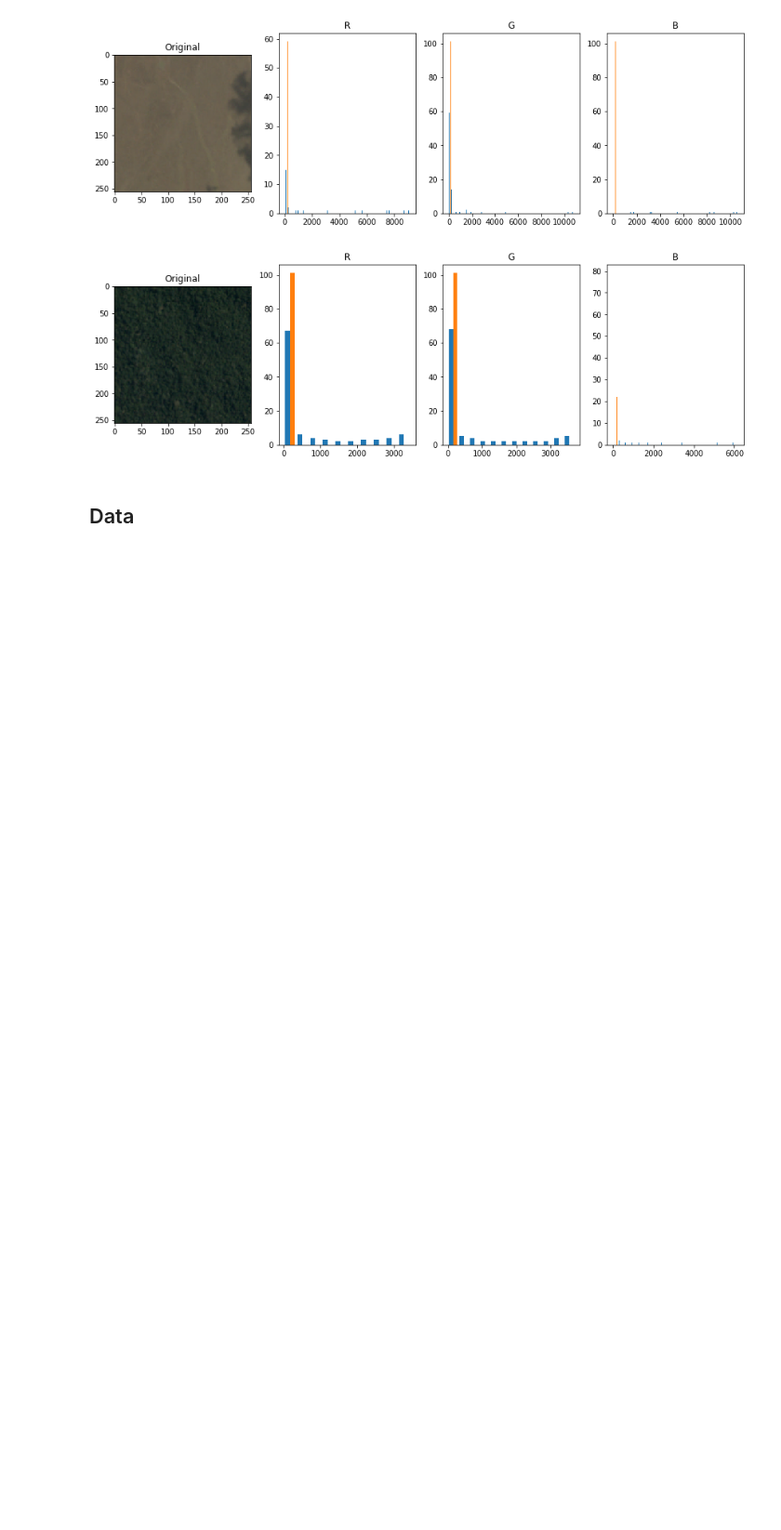
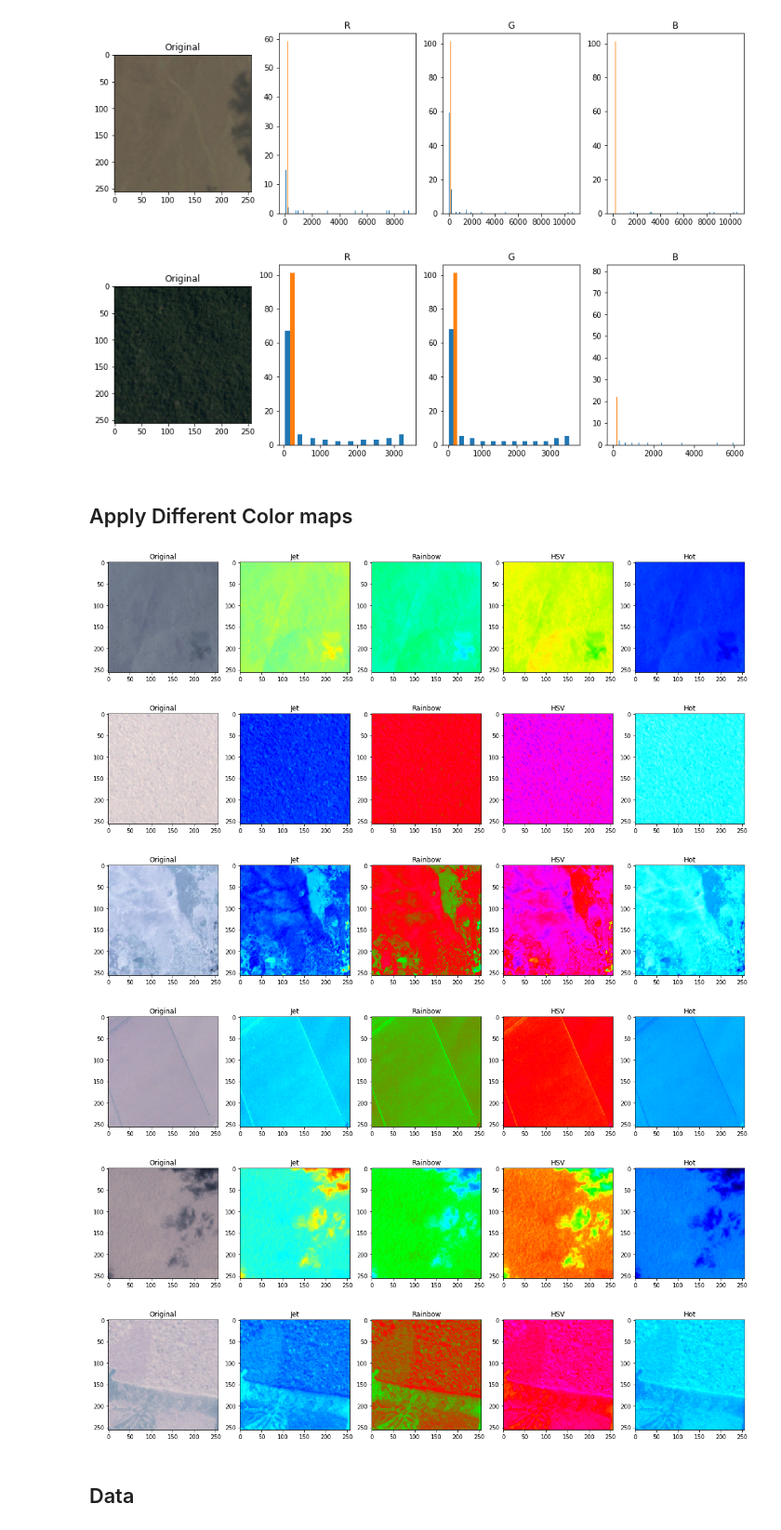
Before and after one commit to adreena/amazon-deforestation, a Jupyter notebook: data_exploration.ipynb, the cells around one changed output. Shown at 93% size. Cells and saved outputs as stored; diff of their text form; code cells hidden in the pictures; blank space fills up the shorter version.

```diff
--- a/data_exploration.ipynb
+++ b/data_exploration.ipynb
@@ -255,6 +255,55 @@ for index, row in random_samples.iterrows():
 [figure]
 [figure]
 [figure]
+# %% [markdown]
+## Apply Different Color maps
+# %%
+def color_maps(image, nbins=100):
+    img = np.array((image))[:,:,:3]
+
+
+    plt.figure(figsize=(20,20))
+
+    img_1 = cv2.applyColorMap(img, cv2.COLORMAP_AUTUMN)
+    plt.subplot(1,5,1)
+    plt.title('Original')
+    plt.imshow(img)
+
+
+    img_3 = cv2.applyColorMap(img, cv2.COLORMAP_JET)
+    plt.subplot(1,5,2)
+    plt.title('Jet')
+    plt.imshow(img_3)
+
+
+    img_5 = cv2.applyColorMap(img, cv2.COLORMAP_RAINBOW)
+    plt.subplot(1,5,3)
+    plt.title('Rainbow')
+    plt.imshow(img_5)
+
+    img_7 = cv2.applyColorMap(img, cv2.COLORMAP_HSV)
+    plt.subplot(1,5,4)
+    plt.title('HSV')
+    plt.imshow(img_7)
+
+    img_8 = cv2.applyColorMap(img, cv2.COLORMAP_HOT)
+    plt.subplot(1,5,5)
+    plt.title('Hot')
+    plt.imshow(img_8)
+
+
+random_samples = df_train.sample(6)
+for index, row in random_samples.iterrows():
+    image_path = 'train-jpg/{}.jpg'.format(row['image_name'])
+    image = read_image_from_s3(image_path)
+    color_maps(image)
+# %% [output]
+[figure, added]
+[figure, added]
+[figure, added]
+[figure, added]
+[figure, added]
+[figure, added]
 # %% [markdown]
 ## Data
 # %%
```
Also changed, not shown: parts of 1 cell of this notebook, 2 other files.
